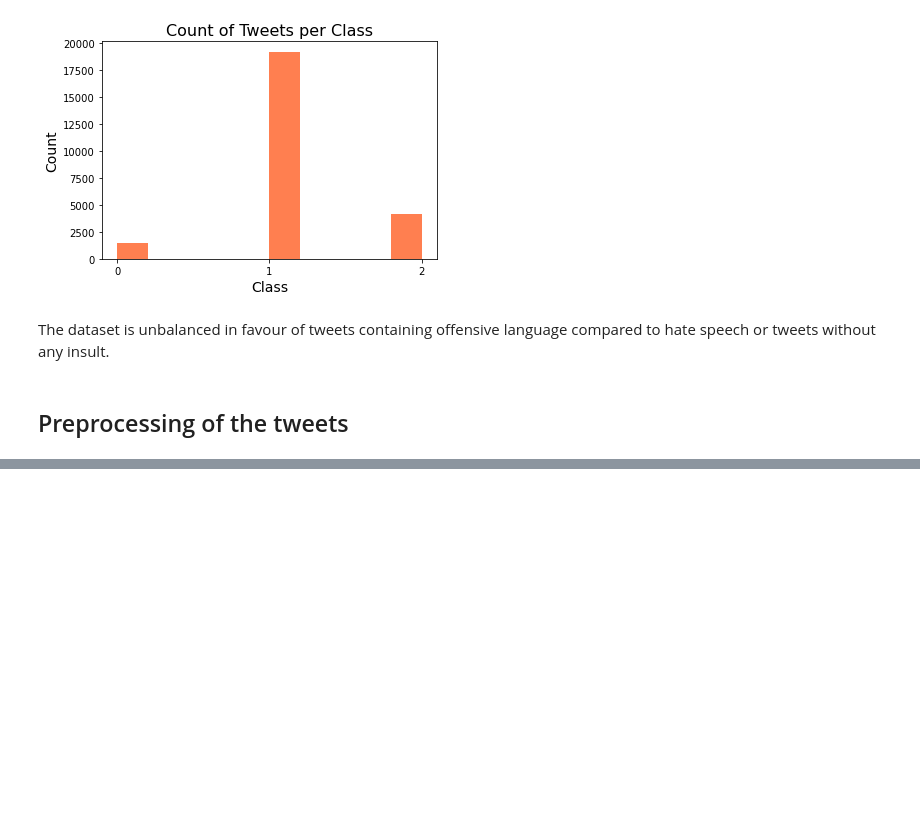
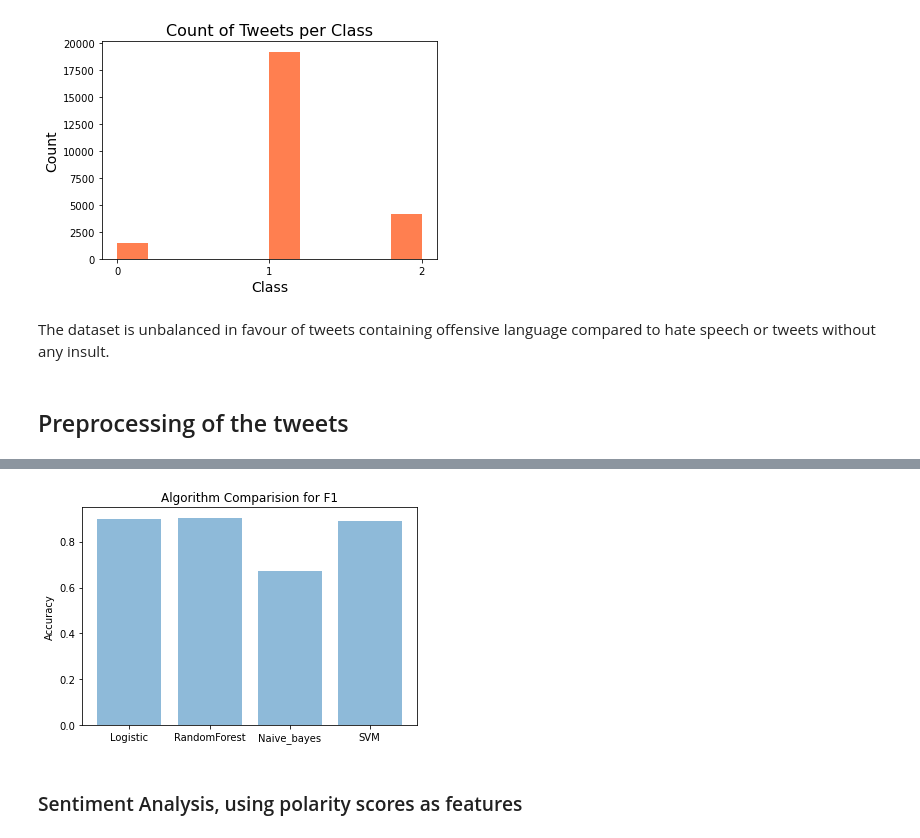
Before and after one commit to albertomonari/Hate-speech-and-offensive-language-detection, a Jupyter notebook: Hate speech and offensive language detection.ipynb, the cells around one changed output, grey strips where cells are left out. Drawn from its saved outputs; the diff is of its cells as text; code cells hidden in the pictures; blank space fills up the shorter version.

```diff
--- a/Hate speech and offensive language detection.ipynb
+++ b/Hate speech and offensive language detection.ipynb
@@ -188,0 +258,10 @@ Blablabla bon courage Louise et Maéva
+# %%
+#TF-IDF Features-F1
+#TF-IDF is a statistical measure that evaluates how relevant a word is to a document in a collection of documents.
+#This is done by multiplying two metrics: how many times a word appears in a document,
+#and the inverse document frequency of the word across a set of documents.
+tfidf_vectorizer = TfidfVectorizer(ngram_range=(1, 2),max_df=0.75, min_df=5, max_features=10000)
+
+# TF-IDF feature matrix
+tfidf = tfidf_vectorizer.fit_transform(hate_speech_df['processed_tweets'] )
+tfidf
@@ -188,0 +308,9 @@ Blablabla bon courage Louise et Maéva
+# %%
+X_train_tfidf, X_test_tfidf, y_train, y_test = train_test_split(X, y, random_state=42, test_size=0.3)
+rf=RandomForestClassifier()
+rf.fit(X_train_tfidf,y_train)
+y_preds = rf.predict(X_test_tfidf)
+acc1=accuracy_score(y_test,y_preds)
+report = classification_report( y_test, y_preds )
+print(report)
+print("Random Forest, Accuracy Score:",acc1)
@@ -188,0 +329,9 @@ Blablabla bon courage Louise et Maéva
+# %%
+X_train_tfidf, X_test_tfidf, y_train, y_test = train_test_split(X.toarray(), y, random_state=42, test_size=0.3)
+nb=GaussianNB()
+nb.fit(X_train_tfidf,y_train)
+y_preds = nb.predict(X_test_tfidf)
+acc2=accuracy_score(y_test,y_preds)
+report = classification_report( y_test, y_preds )
+print(report)
+print("Naive Bayes, Accuracy Score:",acc2)
@@ -188,0 +350,8 @@ Blablabla bon courage Louise et Maéva
+# %%
+support =LinearSVC(random_state=20)
+support.fit(X_train_tfidf,y_train)
+y_preds = support.predict(X_test_tfidf)
+acc3=accuracy_score(y_test,y_preds)
+report = classification_report( y_test, y_preds )
+print(report)
+print("SVM, Accuracy Score:" , acc3)
@@ -188,0 +370,13 @@ Blablabla bon courage Louise et Maéva
+# %%
+objects = ('Logistic', 'RandomForest', 'Naive_bayes', 'SVM')
+y_pos = np.arange(len(objects))
+performance = [acc,acc1,acc2,acc3]
+plt.bar(y_pos, performance, align='center', alpha=0.5)
+plt.xticks(y_pos, objects)
+plt.ylabel('Accuracy')
+plt.title('Algorithm Comparision for F1')
+plt.show()
+# %% [output]
+[figure, added]
+# %% [markdown]
+### Sentiment Analysis, using polarity scores as features
```
Also changed, not shown: parts of 42 cells of this notebook, 1 other file.
